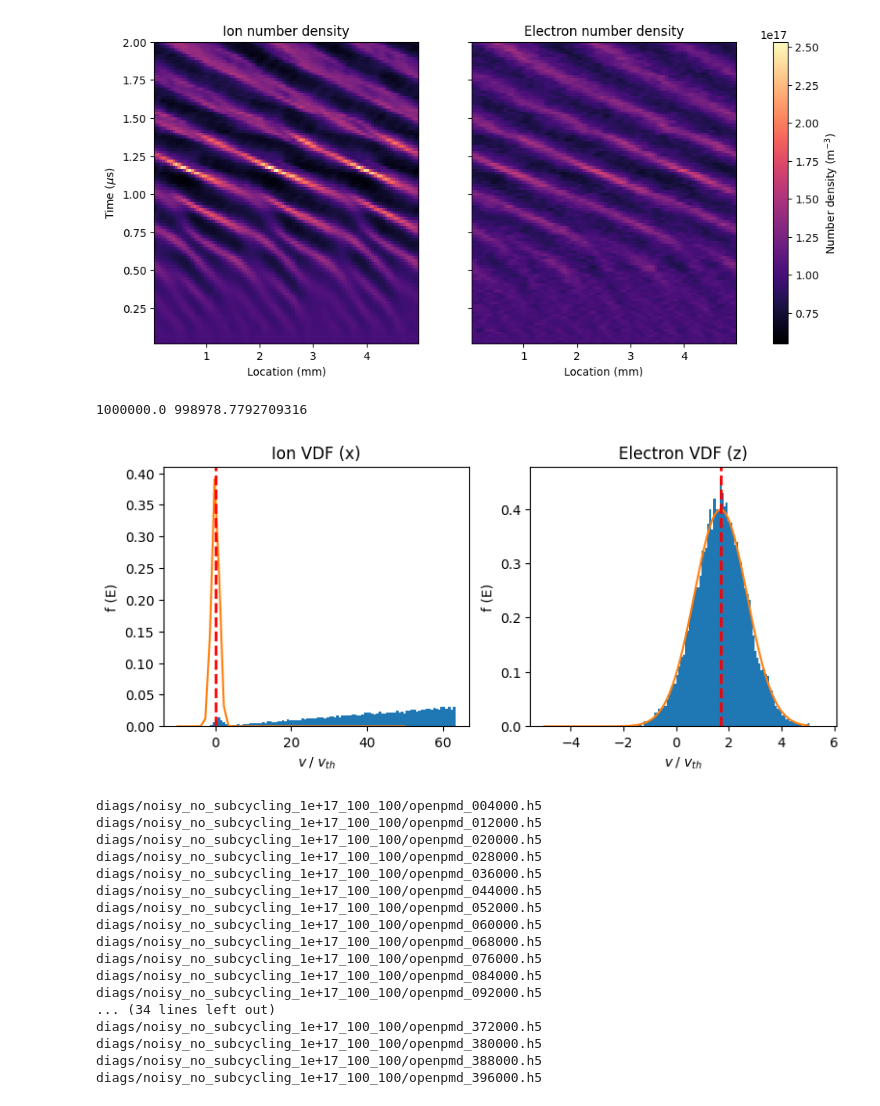
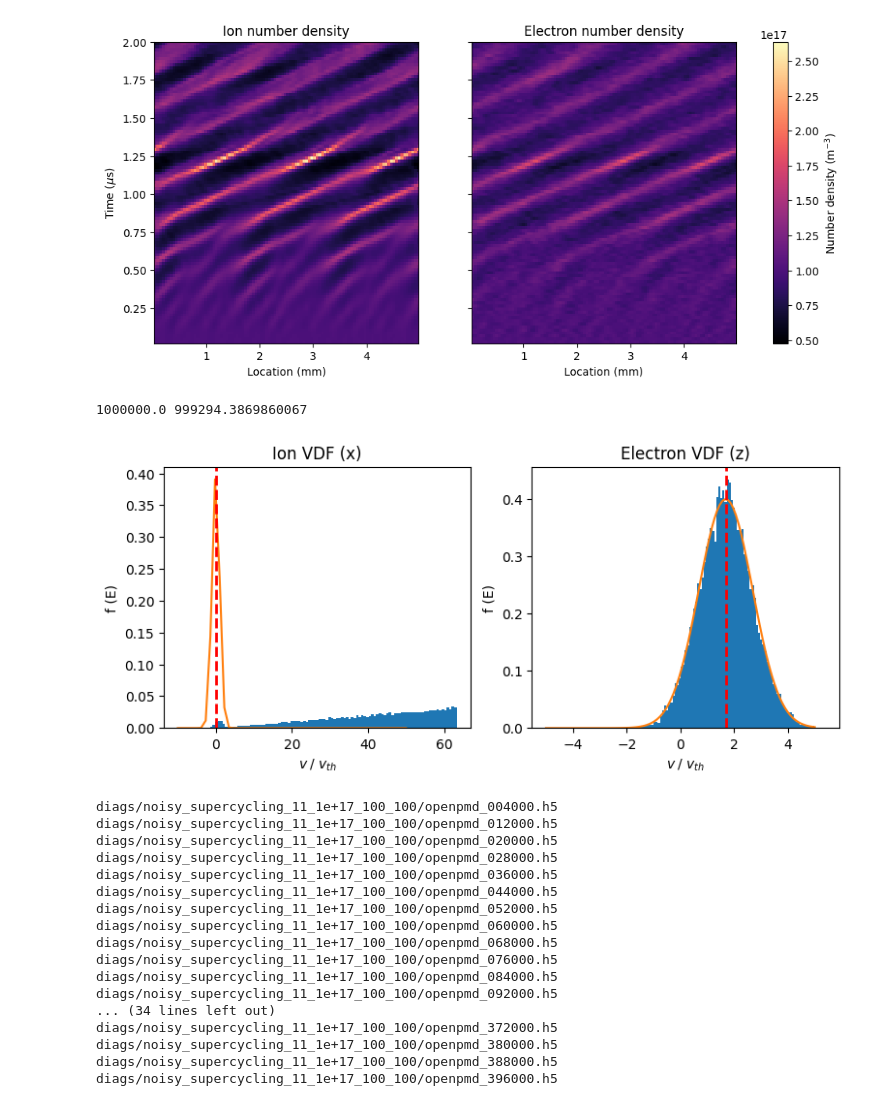
Before and after one commit to archermarx/ecdi-1d-bounded, a Jupyter notebook: analysis.ipynb, the cells around one changed output. Saved outputs shown, nothing was run; the diff lists cells and outputs as text; code cells hidden in the pictures.

```diff
--- a/analysis.ipynb
+++ b/analysis.ipynb
@@ -14,7 +14,7 @@ def suffix_number(fname):
     return number
 # %%
 dir = "diags"
-diags_dir = "noisy_no_subcycling_1e+17_100_100"
+diags_dir = "noisy_supercycling_11_1e+17_100_100"
 B_0 = 0.02
 n_0 = 1e17
 E_0 = 20_000
@@ -104,38 +104,42 @@ tmax_us = np.array(data["t"])[t_inds][-1] * 1e6
 extent = (xmin_mm, xmax_mm, tmin_us, tmax_us)
 
 flipaxis = 1
-ni = np.flip(data["n_i"][t_inds], axis = flipaxis)
-ne = np.flip(data["n_e"][t_inds], axis = flipaxis)
-E = np.flip(data["E_z"][t_inds], axis = flipaxis)
+# ni = np.flip(data["n_i"][t_inds], axis = flipaxis)
+# ne = np.flip(data["n_e"][t_inds], axis = flipaxis)
+# E = np.flip(data["E_z"][t_inds], axis = flipaxis)
+
+ni = data["n_i"][t_inds]
+ne = data["n_e"][t_inds]
+E = data["E_z"][t_inds]
 
 fig, (ax_ions, ax_electrons) = plt.subplots(1, 2, figsize = (12, 5), sharey = True)
 cmap = 'magma'
 img_i = ax_ions.imshow(ni, origin = 'lower', aspect = 'auto', extent = extent, cmap = cmap, interpolation = 'none')
 img_e = ax_electrons.imshow(ne, origin = 'lower', aspect = 'auto', extent = extent, cmap = cmap, interpolation = 'none')
 
 images = [img_i, img_e]
 
 # Find the min and max of all colors for use in setting the color scale.
 vmin = min(image.get_array().min() for image in images)
 vmax = max(image.get_array().max() for image in images)
 norm = colors.Normalize(vmin=vmin, vmax=vmax)
 for im in images:
     im.set_norm(norm)
 
 cbar = fig.colorbar(images[0], ax = [ax_ions, ax_electrons])
 
 cbar.ax.set_ylabel(r"Number density (m$^{-3}$)")
 
 for species, ax in zip(["Ion", "Electron"], [ax_ions, ax_electrons]):
     ax.set_xlim(xmin_mm, xmax_mm)
     ax.set_xlabel("Location (mm)")
     ax.set_title(species + " number density");
 
 ax_ions.set_ylabel(r"Time ($\mu$s)");
 
 plt.savefig(os.path.join(dir, diags_dir, "fields.png"), dpi = 150)
 # %% [output]
-[figure, old version]
+[figure, new version]
 # %%
 def load_particles(filename):
     file = h5py.File(filename, 'r')
@@ -219,8 +223,8 @@ for ax in [ax_e, ax_i]:
 print(v_ExB, np.mean(electrons["uz"] / m_e))
 plt.savefig(os.path.join(dir, diags_dir, "vdf.png"), dpi = 150)
 # %% [output]
-1000000.0 998978.7792709316
+1000000.0 999294.3869860067
-[figure, old version]
+[figure, new version]
 # %%
 def temperature(p, m):
     q_e = 1.6e-19
@@ -276,23 +280,23 @@ def analyze_particle_data(files):
 reducedfiles = [files[ind] for ind in range(1, len(files), 2)]
 results = analyze_particle_data(reducedfiles)
 # %% [output]
-diags/noisy_no_subcycling_1e+17_100_100/openpmd_004000.h5
-diags/noisy_no_subcycling_1e+17_100_100/openpmd_012000.h5
-diags/noisy_no_subcycling_1e+17_100_100/openpmd_020000.h5
-diags/noisy_no_subcycling_1e+17_100_100/openpmd_028000.h5
-diags/noisy_no_subcycling_1e+17_100_100/openpmd_036000.h5
-diags/noisy_no_subcycling_1e+17_100_100/openpmd_044000.h5
-diags/noisy_no_subcycling_1e+17_100_100/openpmd_052000.h5
-diags/noisy_no_subcycling_1e+17_100_100/openpmd_060000.h5
-diags/noisy_no_subcycling_1e+17_100_100/openpmd_068000.h5
-diags/noisy_no_subcycling_1e+17_100_100/openpmd_076000.h5
-diags/noisy_no_subcycling_1e+17_100_100/openpmd_084000.h5
-diags/noisy_no_subcycling_1e+17_100_100/openpmd_092000.h5
+diags/noisy_supercycling_11_1e+17_100_100/openpmd_004000.h5
+diags/noisy_supercycling_11_1e+17_100_100/openpmd_012000.h5
+diags/noisy_supercycling_11_1e+17_100_100/openpmd_020000.h5
+diags/noisy_supercycling_11_1e+17_100_100/openpmd_028000.h5
+diags/noisy_supercycling_11_1e+17_100_100/openpmd_036000.h5
+diags/noisy_supercycling_11_1e+17_100_100/openpmd_044000.h5
+diags/noisy_supercycling_11_1e+17_100_100/openpmd_052000.h5
+diags/noisy_supercycling_11_1e+17_100_100/openpmd_060000.h5
+diags/noisy_supercycling_11_1e+17_100_100/openpmd_068000.h5
+diags/noisy_supercycling_11_1e+17_100_100/openpmd_076000.h5
+diags/noisy_supercycling_11_1e+17_100_100/openpmd_084000.h5
+diags/noisy_supercycling_11_1e+17_100_100/openpmd_092000.h5
 ... (34 lines left out)
-diags/noisy_no_subcycling_1e+17_100_100/openpmd_372000.h5
-diags/noisy_no_subcycling_1e+17_100_100/openpmd_380000.h5
-diags/noisy_no_subcycling_1e+17_100_100/openpmd_388000.h5
-diags/noisy_no_subcycling_1e+17_100_100/openpmd_396000.h5
+diags/noisy_supercycling_11_1e+17_100_100/openpmd_372000.h5
+diags/noisy_supercycling_11_1e+17_100_100/openpmd_380000.h5
+diags/noisy_supercycling_11_1e+17_100_100/openpmd_388000.h5
+diags/noisy_supercycling_11_1e+17_100_100/openpmd_396000.h5
 # %%
 t = results['t']
 T_e = results['T_e']
```
Also changed, not shown: parts of 5 cells of this notebook, 1 other file.
